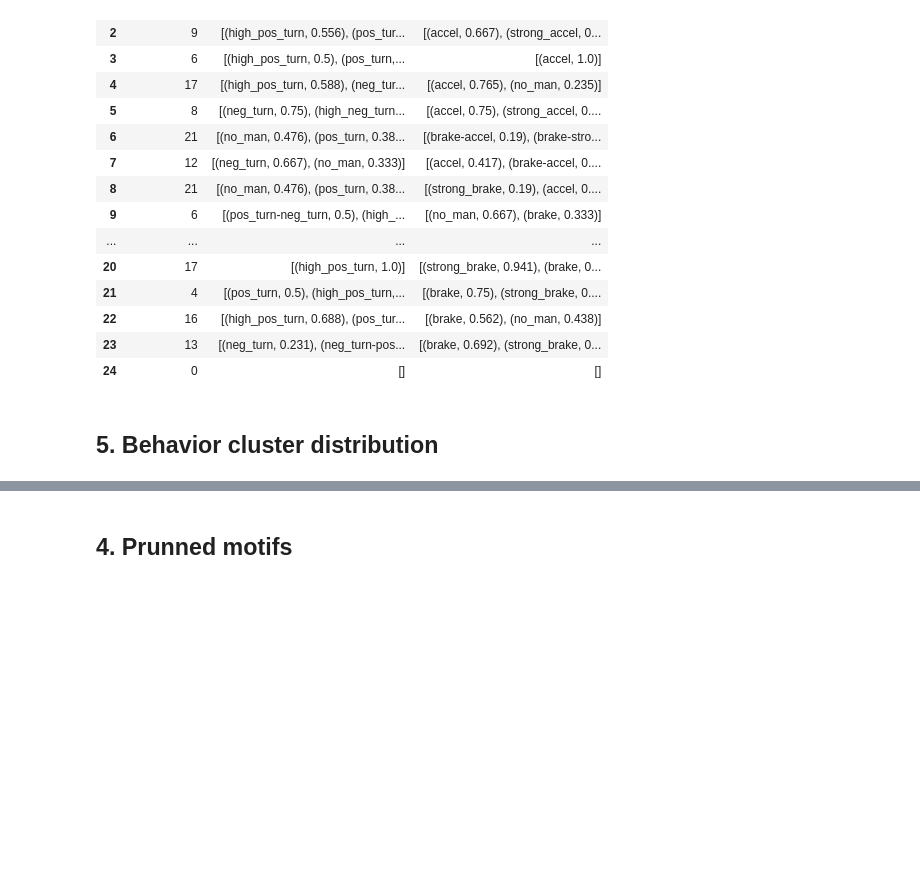
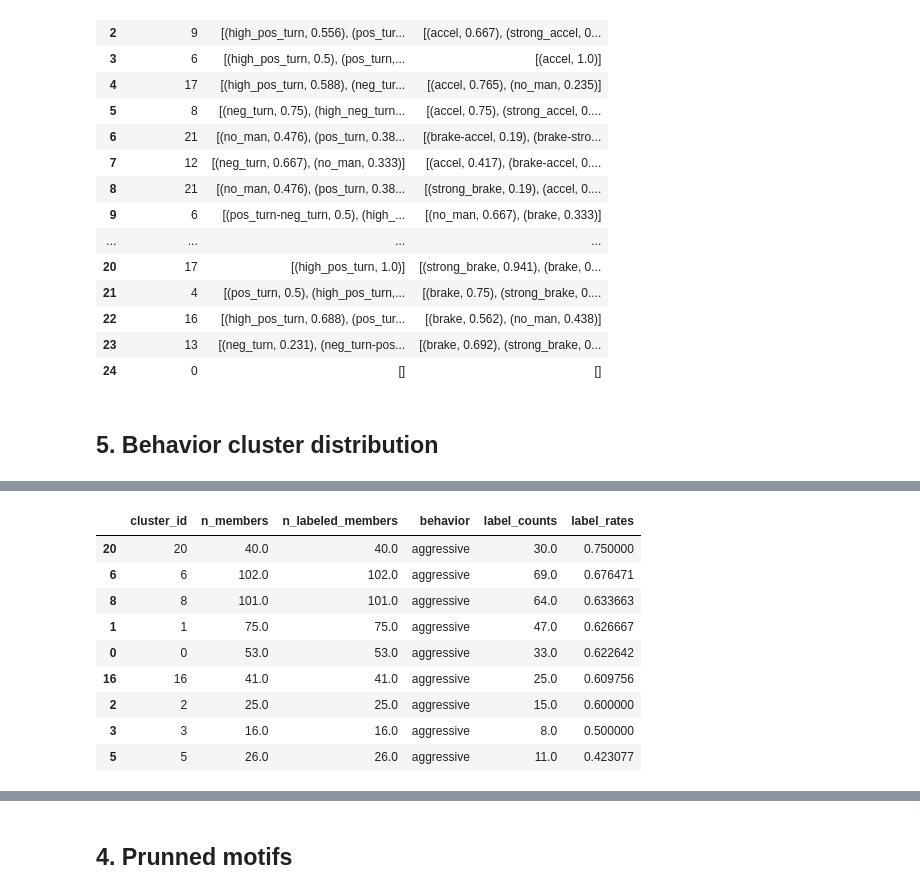
Before and after one commit to misilva73/tripMD, a Jupyter notebook: notebooks/tripmd_outputs_single_drivers.ipynb, the cells around one changed output, grey strips where cells are left out. Drawn from its saved outputs; the diff is of its cells as text; code cells hidden in the pictures; blank space fills up the shorter version.

```diff
--- a/notebooks/tripmd_outputs_single_drivers.ipynb
+++ b/notebooks/tripmd_outputs_single_drivers.ipynb
@@ -88,0 +108,13 @@ plt.show()
+# %%
+label_counts_df[label_counts_df["behavior"]=="aggressive"].sort_values("label_rates", ascending=False).head(9)
+# %% [output]
+|  | cluster_id | n_members | n_labeled_members | behavior | label_counts | label_rates |
+| 20 | 20 | 40.0 | 40.0 | aggressive | 30.0 | 0.750000 |
+| 6 | 6 | 102.0 | 102.0 | aggressive | 69.0 | 0.676471 |
+| 8 | 8 | 101.0 | 101.0 | aggressive | 64.0 | 0.633663 |
+| 1 | 1 | 75.0 | 75.0 | aggressive | 47.0 | 0.626667 |
+| 0 | 0 | 53.0 | 53.0 | aggressive | 33.0 | 0.622642 |
+| 16 | 16 | 41.0 | 41.0 | aggressive | 25.0 | 0.609756 |
+| 2 | 2 | 25.0 | 25.0 | aggressive | 15.0 | 0.600000 |
+| 3 | 3 | 16.0 | 16.0 | aggressive | 8.0 | 0.500000 |
+| 5 | 5 | 26.0 | 26.0 | aggressive | 11.0 | 0.423077 |
```
Also changed, not shown: parts of 10 cells of this notebook, 2 other files.
